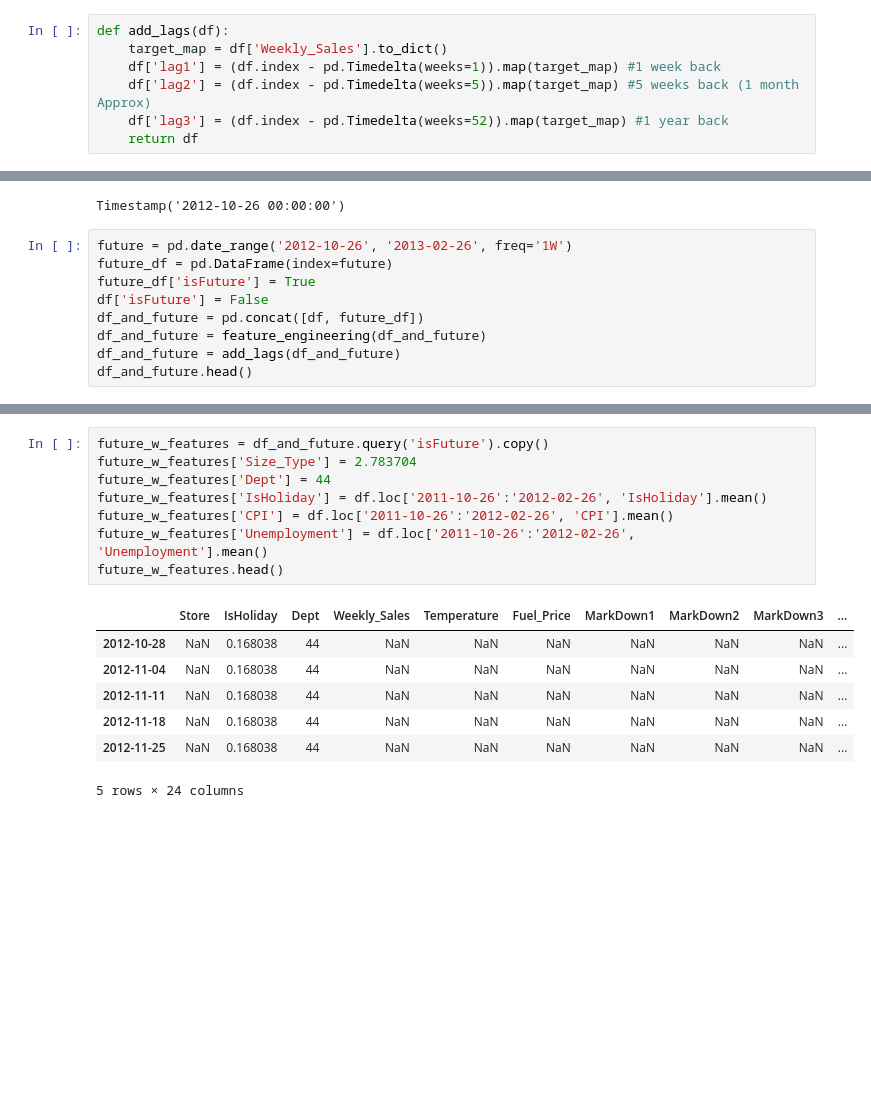
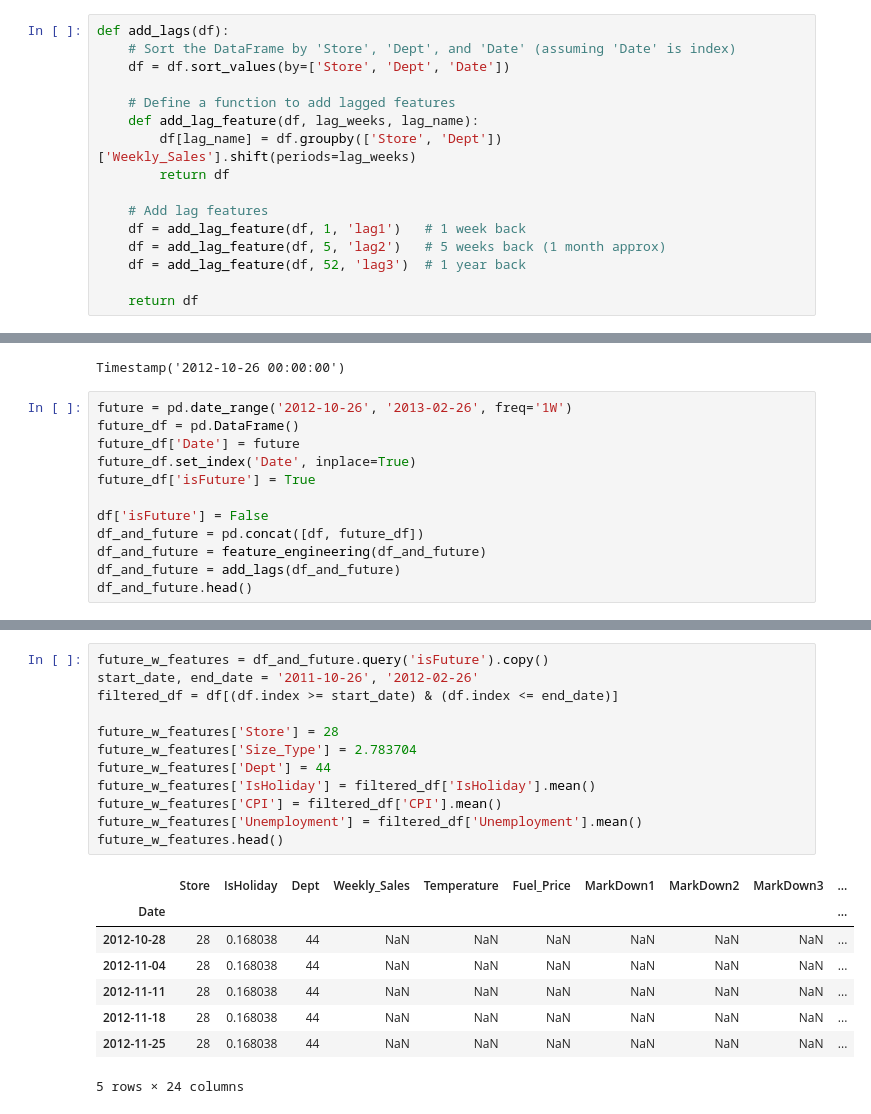
Before and after one commit to Noah-Marra/Demand-Forecasting, a Jupyter notebook: src/model_training/xgboost.ipynb, the cells around one changed output, grey strips where cells are left out. Drawn from its saved outputs; the diff is of its cells as text; blank space fills up the shorter version.

```diff
--- a/src/model_training/xgboost.ipynb
+++ b/src/model_training/xgboost.ipynb
@@ -40,13 +40,22 @@ def feature_engineering(df):
     df['Size_Type'] = df['Size'] * df['Type'] #concatenating the 2 highly correlated features in to one.
 
     return df
-# %%
-def add_lags(df):
-    target_map = df['Weekly_Sales'].to_dict()
-    df['lag1'] = (df.index - pd.Timedelta(weeks=1)).map(target_map) #1 week back
-    df['lag2'] = (df.index - pd.Timedelta(weeks=5)).map(target_map) #5 weeks back (1 month Approx)
-    df['lag3'] = (df.index - pd.Timedelta(weeks=52)).map(target_map) #1 year back
-    return df
+# %%
+def add_lags(df):
+    # Sort the DataFrame by 'Store', 'Dept', and 'Date' (assuming 'Date' is index)
+    df = df.sort_values(by=['Store', 'Dept', 'Date'])
+
+    # Define a function to add lagged features
+    def add_lag_feature(df, lag_weeks, lag_name):
+        df[lag_name] = df.groupby(['Store', 'Dept'])['Weekly_Sales'].shift(periods=lag_weeks)
+        return df
+
+    # Add lag features
+    df = add_lag_feature(df, 1, 'lag1')   # 1 week back
+    df = add_lag_feature(df, 5, 'lag2')   # 5 weeks back (1 month approx)
+    df = add_lag_feature(df, 52, 'lag3')  # 1 year back
+
+    return df
 # %%
 df = pd.read_csv('../data/walmart_data.csv')
 df = preprocess(df)
@@ -200,8 +217,11 @@ df.index.max()
 Timestamp('2012-10-26 00:00:00')
 # %%
 future = pd.date_range('2012-10-26', '2013-02-26', freq='1W')
-future_df = pd.DataFrame(index=future)
+future_df = pd.DataFrame()
+future_df['Date'] = future
+future_df.set_index('Date', inplace=True)
 future_df['isFuture'] = True
+
 df['isFuture'] = False
 df_and_future = pd.concat([df, future_df])
 df_and_future = feature_engineering(df_and_future)
@@ -217,19 +238,24 @@ df_and_future.head()
 5 rows × 24 columns
 # %%
 future_w_features = df_and_future.query('isFuture').copy()
+start_date, end_date = '2011-10-26', '2012-02-26'
+filtered_df = df[(df.index >= start_date) & (df.index <= end_date)]
+
+future_w_features['Store'] = 28
 future_w_features['Size_Type'] = 2.783704
 future_w_features['Dept'] = 44
-future_w_features['IsHoliday'] = df.loc['2011-10-26':'2012-02-26', 'IsHoliday'].mean()
-future_w_features['CPI'] = df.loc['2011-10-26':'2012-02-26', 'CPI'].mean()
-future_w_features['Unemployment'] = df.loc['2011-10-26':'2012-02-26', 'Unemployment'].mean()
+future_w_features['IsHoliday'] = filtered_df['IsHoliday'].mean()
+future_w_features['CPI'] = filtered_df['CPI'].mean()
+future_w_features['Unemployment'] = filtered_df['Unemployment'].mean()
 future_w_features.head()
 # %% [output]
 |  | Store | IsHoliday | Dept | Weekly_Sales | Temperature | Fuel_Price | MarkDown1 | MarkDown2 | MarkDown3 | ... |
-| 2012-10-28 | NaN | 0.168038 | 44 | NaN | NaN | NaN | NaN | NaN | NaN | ... |
-| 2012-11-04 | NaN | 0.168038 | 44 | NaN | NaN | NaN | NaN | NaN | NaN | ... |
-| 2012-11-11 | NaN | 0.168038 | 44 | NaN | NaN | NaN | NaN | NaN | NaN | ... |
-| 2012-11-18 | NaN | 0.168038 | 44 | NaN | NaN | NaN | NaN | NaN | NaN | ... |
-| 2012-11-25 | NaN | 0.168038 | 44 | NaN | NaN | NaN | NaN | NaN | NaN | ... |
+| Date |  |  |  |  |  |  |  |  |  | ... |
+| 2012-10-28 | 28 | 0.168038 | 44 | NaN | NaN | NaN | NaN | NaN | NaN | ... |
+| 2012-11-04 | 28 | 0.168038 | 44 | NaN | NaN | NaN | NaN | NaN | NaN | ... |
+| 2012-11-11 | 28 | 0.168038 | 44 | NaN | NaN | NaN | NaN | NaN | NaN | ... |
+| 2012-11-18 | 28 | 0.168038 | 44 | NaN | NaN | NaN | NaN | NaN | NaN | ... |
+| 2012-11-25 | 28 | 0.168038 | 44 | NaN | NaN | NaN | NaN | NaN | NaN | ... |
 5 rows × 24 columns
 # %%
 future_w_features['pred'] = reg.predict(future_w_features[features])
```
Also changed, not shown: parts of 12 cells of this notebook, 1 other file.
